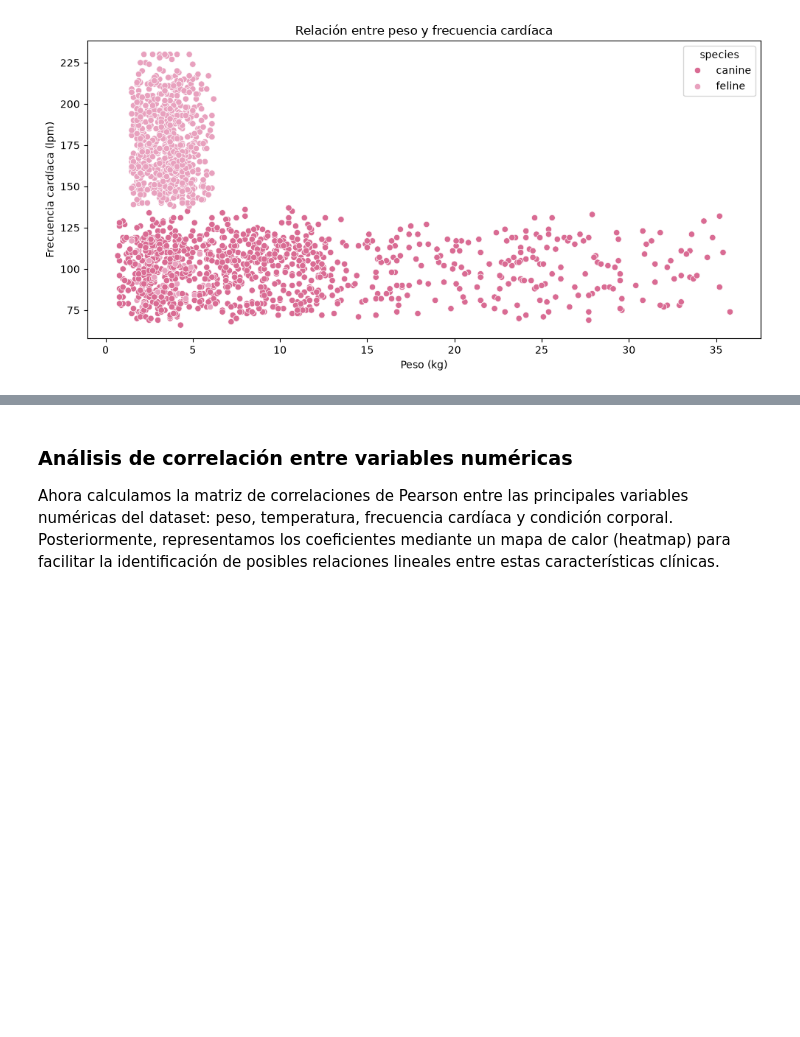
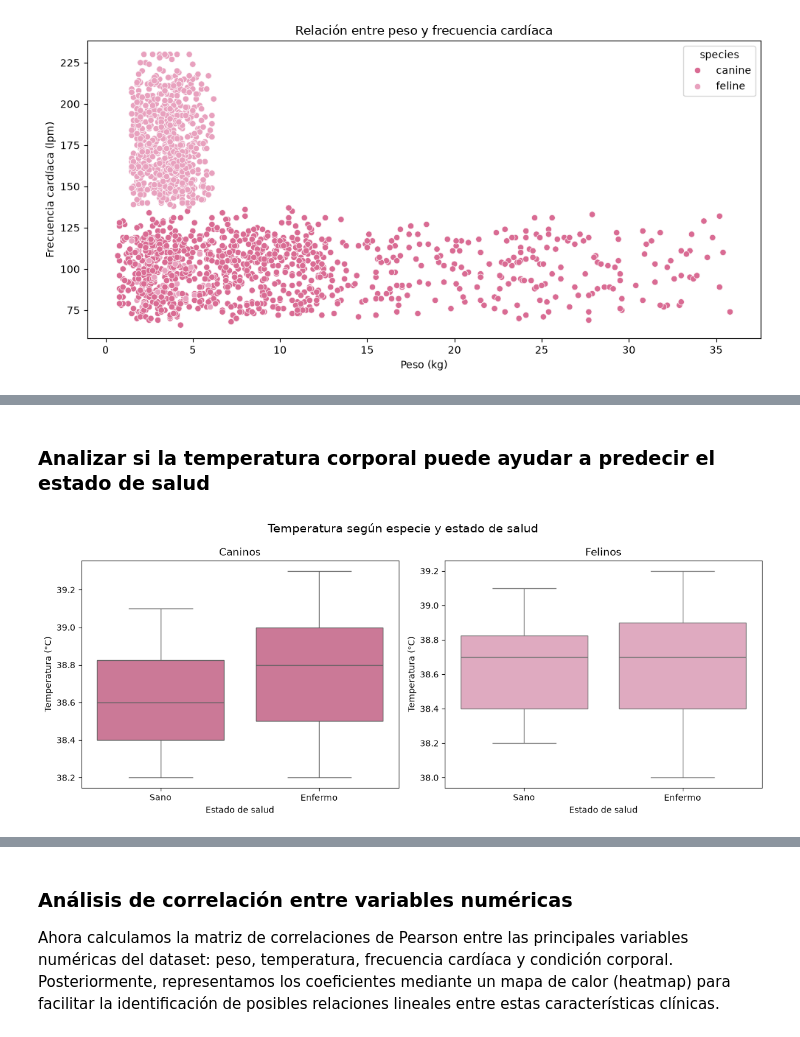
Before and after one commit to juanacebreiros2-ai/TP-PYTONH, a Jupyter notebook: pruebaDataset10.ipynb, the cells around one changed output, grey strips where cells are left out. Drawn from its saved outputs; the diff is of its cells as text; code cells hidden in the pictures; blank space fills up the shorter version.

```diff
--- a/pruebaDataset10.ipynb
+++ b/pruebaDataset10.ipynb
@@ -559,0 +626,11 @@ plot_scatter_peso_frecuencia(df)
+# %% [markdown]
+### Analizar si la temperatura corporal puede ayudar a predecir el estado de salud
+# %%
+plot_variable_estado(
+    df,
+    'temperature',
+    'Temperatura según especie y estado de salud',
+    'Temperatura (°C)'
+)
+# %% [output]
+[figure, added]
```
Also changed, not shown: parts of 6 cells of this notebook.
